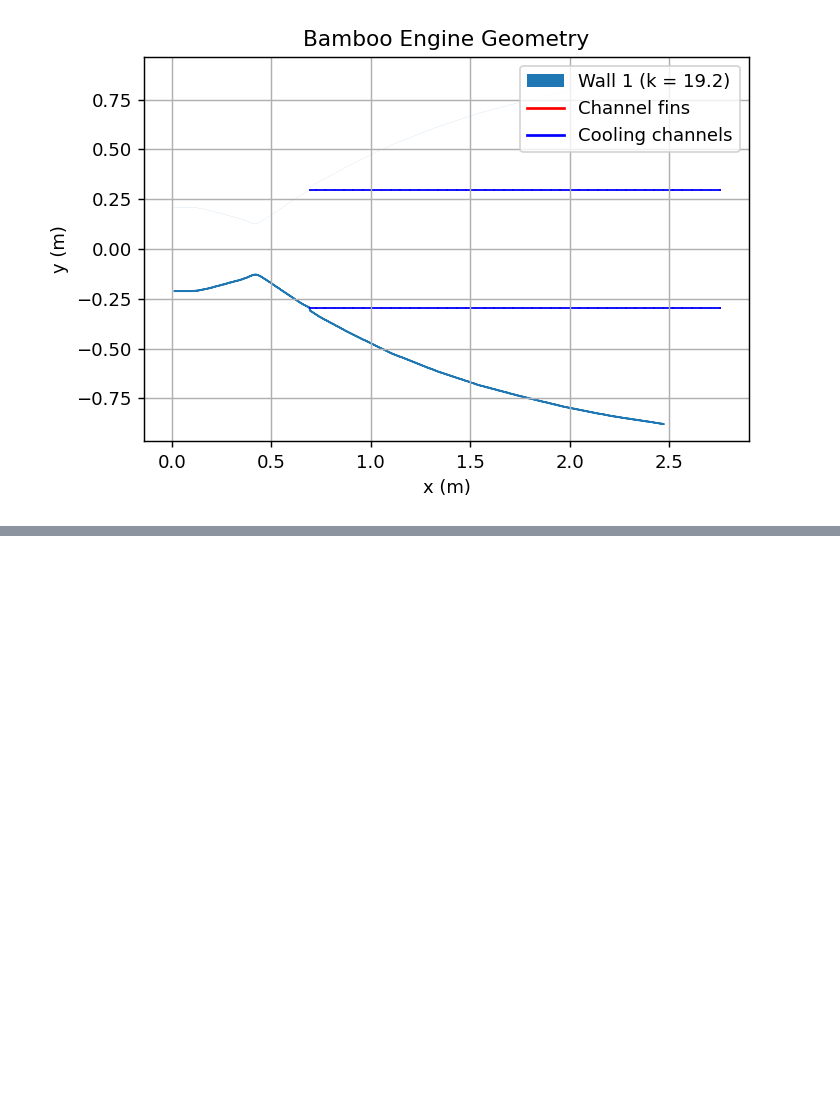
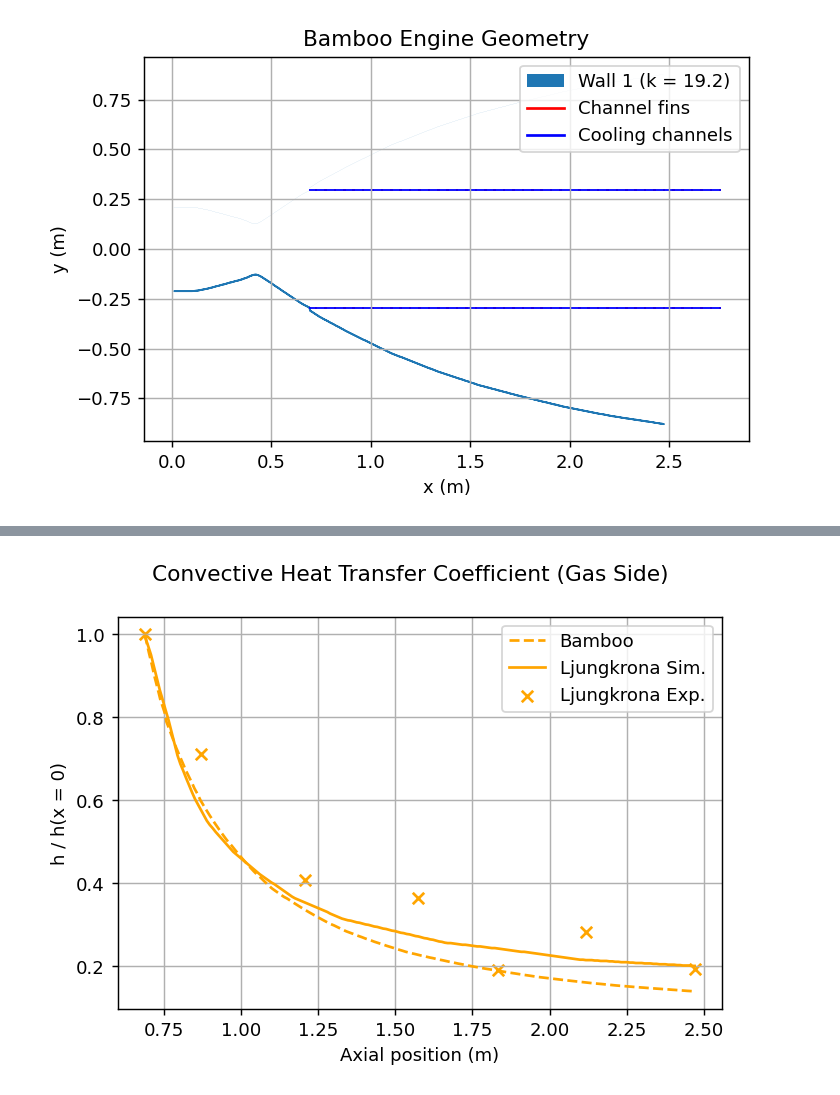
Before and after one commit to cuspaceflight/bamboo, a Jupyter notebook: validation/Vulcain Nozzle Extension.ipynb, the cells around one changed output, grey strips where cells are left out. Cells and saved outputs as stored; diff of their text form; code cells hidden in the pictures; blank space fills up the shorter version.

```diff
--- a/validation/Vulcain Nozzle Extension.ipynb
+++ b/validation/Vulcain Nozzle Extension.ipynb
@@ -265,0 +317,39 @@ print(bamboo_data["V_coolant"][-1])
+# %%
+# Plot exhaust side wall temperatures
+fig, ax = plt.subplots()
+fig.suptitle("Convective Heat Transfer Coefficient (Gas Side)")
+
+# Calculate the normalised convective heat transfer coefficient
+h_by_h0 = np.array(bamboo_results["dQ_dA"]) / ( np.array(bamboo_results["T"])[:,-1] - np.array(bamboo_results["T"])[:,-2])
+h_by_h0 = h_by_h0 / h_by_h0[0]
+h_by_h0 = abs(h_by_h0)
+
+# Plot wall temperatures
+ax.plot(bamboo_results["x"],
+        h_by_h0,
+        label= "Bamboo",
+        color= "orange",
+        linestyle = "--")
+
+# Plot their simulation data
+ax.plot(data["Ljungkrona"]["Extension Normalised Convective Coefficient (Sim)"]["x"],
+        data["Ljungkrona"]["Extension Normalised Convective Coefficient (Sim)"]["y"],
+        label= "Ljungkrona Sim.",
+        color= "orange")
+
+# Plot their experimental datapoints
+ax.scatter(data["Ljungkrona"]["Extension Normalised Convective Coefficient (Exp)"]["x"],
+           data["Ljungkrona"]["Extension Normalised Convective Coefficient (Exp)"]["y"],
+           s = 40,
+           marker = 'x',
+           color = "orange",
+           label = "Ljungkrona Exp.")
+
+# Formatting
+ax.set_ylabel("h / h(x = 0)")
+ax.set_xlabel("Axial position (m)")
+ax.grid()
+ax.legend()
+plt.show()
+# %% [output]
+[figure, added]
```
Also changed, not shown: parts of 16 cells of this notebook, 10 other files.
